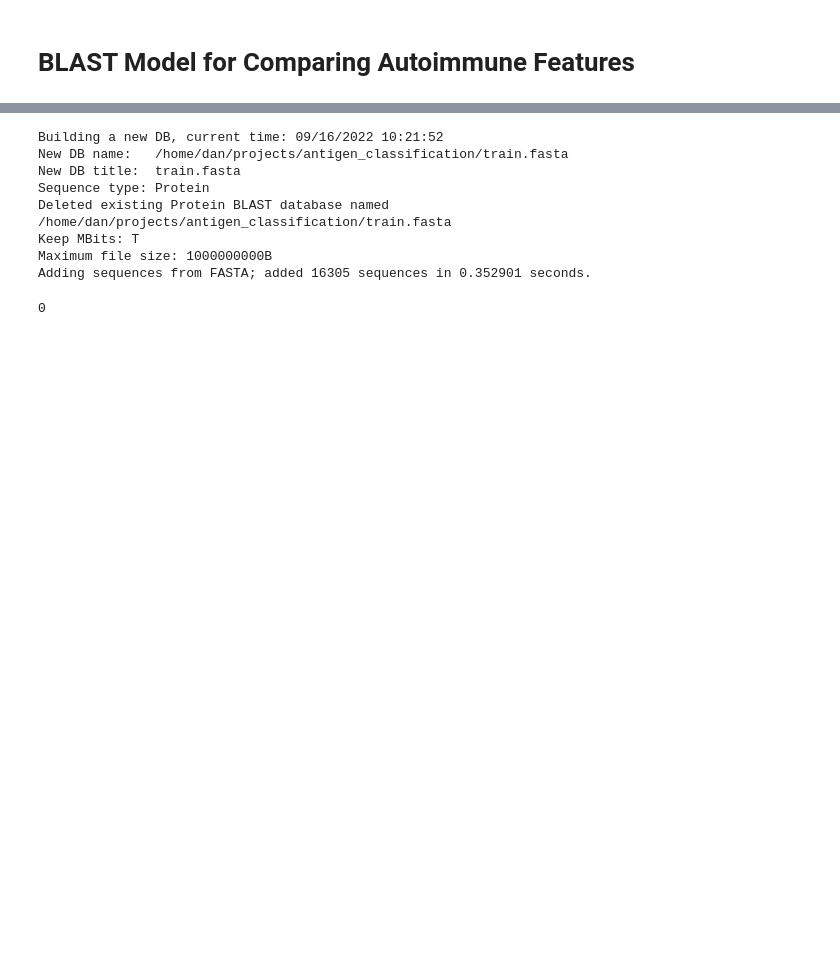
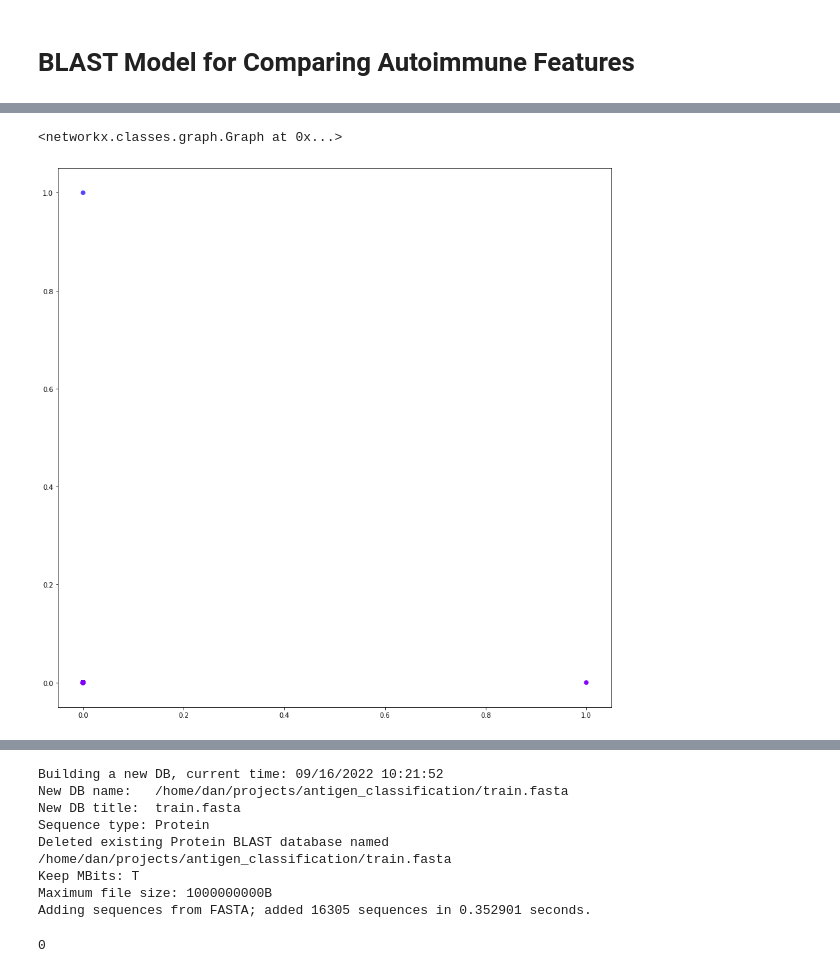
Before and after one commit to danielmarrama/autoimmune_antigens, a Jupyter notebook: notebooks/blast.ipynb, the cells around one changed output, grey strips where cells are left out. Cells and saved outputs as stored; diff of their text form; code cells hidden in the pictures; blank space fills up the shorter version.

```diff
--- a/notebooks/blast.ipynb
+++ b/notebooks/blast.ipynb
@@ -62,3 +55,15 @@ len(df.sort_values('evalue').drop_duplicates('subject').sort_index()['subject'].
+# %%
+G
+# %% [output]
+<networkx.classes.graph.Graph at 0x...>
+# %%
+model = MSTClustering(cutoff_scale=1)
+labels = model.fit_predict(Tcsr.toarray())
+# %%
+plt.figure(figsize=(15,15))
+plt.scatter(X[:, 0], X[:, 1], c=labels, cmap='rainbow');
+# %% [output]
+[figure, added]
 # %%
 ai = list(SeqIO.parse('autoimmune_antigens.fasta', 'fasta'))
 
```
Also changed, not shown: parts of 11 cells of this notebook, 1 other file.
